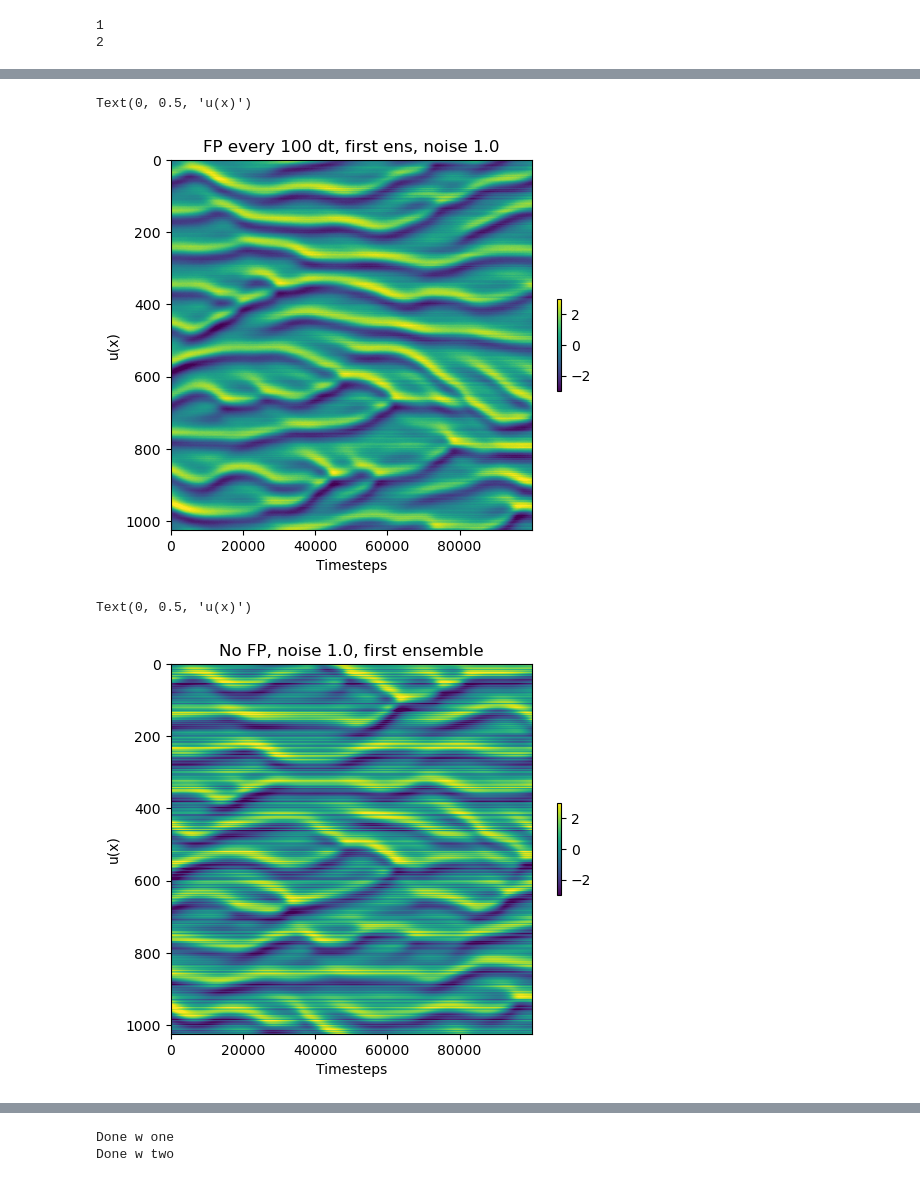
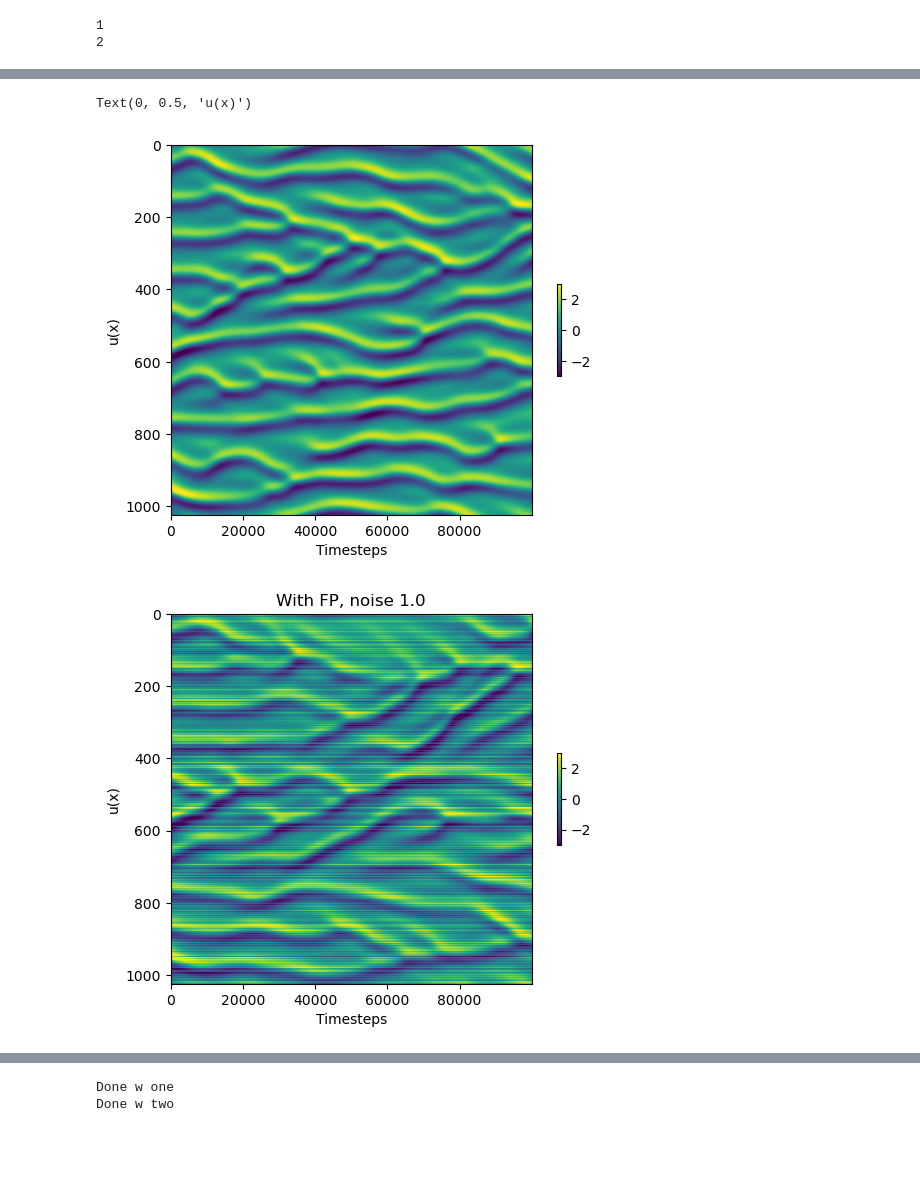
Before and after one commit to cainsliewastaken/Conrad_Research_4_Ashesh, a Jupyter notebook: viz.ipynb, the cells around one changed output, grey strips where cells are left out. Cells and saved outputs as stored; diff of their text form; code cells hidden in the pictures; blank space fills up the shorter version.

```diff
--- a/viz.ipynb
+++ b/viz.ipynb
@@ -872,3 +961,25 @@ net_RMSE[0], net_2_RMSE[0]
+# %%
+trange = 99999
+# with open('/glade/derecho/scratch/cainslie/conrad_net_stability/Net_output_full/KS_pred_Directstep_FNO.npy', 'rb') as f: #change based on eval data location.
+with open('/glade/derecho/scratch/cainslie/conrad_net_stability/Net_output_pred_jacs/KS_pred_PEC4step_FNO_jacs_many_timesteps.npy', 'rb') as f: #change based on eval data location.
+    data_dict = np.load(f, allow_pickle=True)
+net_pred = data_dict.item()['prediction']
+net_truth = data_dict.item()['Truth']
+net_RMSE  = data_dict.item()['RMSE']
+net_FFT_x = data_dict.item()['pred_FFT_x']
+net_jacs = data_dict.item()['Jacobians']
+# net_pred_from_truch = data_dict.item()['Pred_from_Truth']
+# net_truth_indices = data_dict.item()['Truth_indices']
+net_eigvals, net_eigvecs = np.linalg.eig(net_jacs[0])
+
+# with open('/glade/derecho/scratch/cainslie/conrad_net_stability/Net_output_full/KS_pred_Directstep_MLP.npy', 'rb') as f: #change based on eval data location.
+with open('/glade/derecho/scratch/cainslie/conrad_net_stability/Net_output_pred_jacs/KS_pred_PEC4step_FNO_tendency_jacs_many_timesteps.npy', 'rb') as f: #change based on eval data location.
+    data_dict_2 = np.load(f, allow_pickle=True)
+net_2_pred = data_dict_2.item()['prediction']
+net_2_RMSE  = data_dict_2.item()['RMSE']
+net_2_FFT_x = data_dict_2.item()['pred_FFT_x']
+net_2_jacs = data_dict_2.item()['Jacobians']
+net_2_eigvals, net_2_eigvecs = np.linalg.eig(net_2_jacs[0])
 # %%
 residuals =  net_truth[0:100]  - net_pred[0:100]
 residuals = residuals / np.linalg.norm(residuals, axis=1)[:,None]
@@ -1037,6 +1140,21 @@ N_ens = 100
 # %%
 output_data, output_data_RMSE_skipped, output_data_FFT_x = load_output_data_skipped(num_chunks, file_path_skip, M, N_ens)
 output_data_RMSE_full = load_output_data_RMSE(num_chunks, file_path_RMSE, M, N_ens)
+# %%
+with open('/glade/derecho/scratch/cainslie/conrad_net_stability/Net_output_pred_jacs/KS_pred_RK4step_FNO_jacs_many_timesteps.npy', 'rb') as f: #change based on eval data location.
+    data_dict = np.load(f, allow_pickle=True)
+net_pred = data_dict.item()['prediction']
+net_truth = data_dict.item()['Truth']
+net_RMSE = data_dict.item()['RMSE']
+net_FFT_x = data_dict.item()['pred_FFT_x']
+net_jacs = data_dict.item()['Jacobians']
+
+with open('/glade/derecho/scratch/cainslie/conrad_net_stability/Net_output_pred_jacs/KS_pred_Eulerstep_FNO_tendency_jacs_many_timesteps.npy', 'rb') as f: #change based on eval data location.
+    data_dict = np.load(f, allow_pickle=True)
+net_2_pred = data_dict.item()['prediction']
+net_2_RMSE = data_dict.item()['RMSE']
+net_2_FFT_x = data_dict.item()['pred_FFT_x']
+net_2_jacs = data_dict.item()['Jacobians']
 # %%
 num_chunks = 100
 file_path_skip = "/glade/derecho/scratch/cainslie/conrad_net_stability/FP_output/RK4_FNO_tendency_noise_5.0_200_ens_512_wavenum/RK4_FNO_tendency_noise_5.0_200_ens_512_wavenum_skip100_chunk_"
@@ -1231,20 +1412,21 @@ output_data_4_meaned_no_fp = output_data_4_no_fp.mean(1)
 # %%
 plt.figure(dpi=100)
-plt.imshow(output_data[:,1].T,vmax=3,vmin=-3, extent=[0,99999,1024,0], aspect=100)
+plt.imshow(net_2_pred[:].T,vmax=3,vmin=-3, extent=[0,99999,1024,0], aspect=100)
 plt.colorbar(shrink=.25)
-plt.title('FP every 100 dt, first ens, noise 1.0')
+# plt.title('FP every 100 dt, ens mean, noise 1.0')
 plt.xlabel('Timesteps')
 plt.ylabel('u(x)')
+# plt.savefig('Euler_tendency_noise_1.0_fp_mean_ens.png', bbox_inches='tight')
 # %% [output]
 Text(0, 0.5, 'u(x)')
-[figure, old version]
+[figure, new version]
 # %%
 plt.figure(dpi=100)
-plt.imshow(output_data_no_fp[:,0].T,vmax=3,vmin=-3, extent=[0,99999,1024,0], aspect=100)
+plt.imshow(output_data_2_5[:,0].T,vmax=3,vmin=-3, extent=[0,99999,1024,0], aspect=100)
 plt.colorbar(shrink=.25)
-plt.title('No FP, noise 1.0, first ensemble')
+plt.title('With FP, noise 1.0')
 plt.xlabel('Timesteps')
 plt.ylabel('u(x)')
+plt.savefig('Euler_tendency_noise_1.0_w_fp_mean.png', bbox_inches='tight')
 # %% [output]
-Text(0, 0.5, 'u(x)')
-[figure, old version]
+[figure, new version]
```
Also changed, not shown: parts of 70 cells of this notebook, 25 other files.
